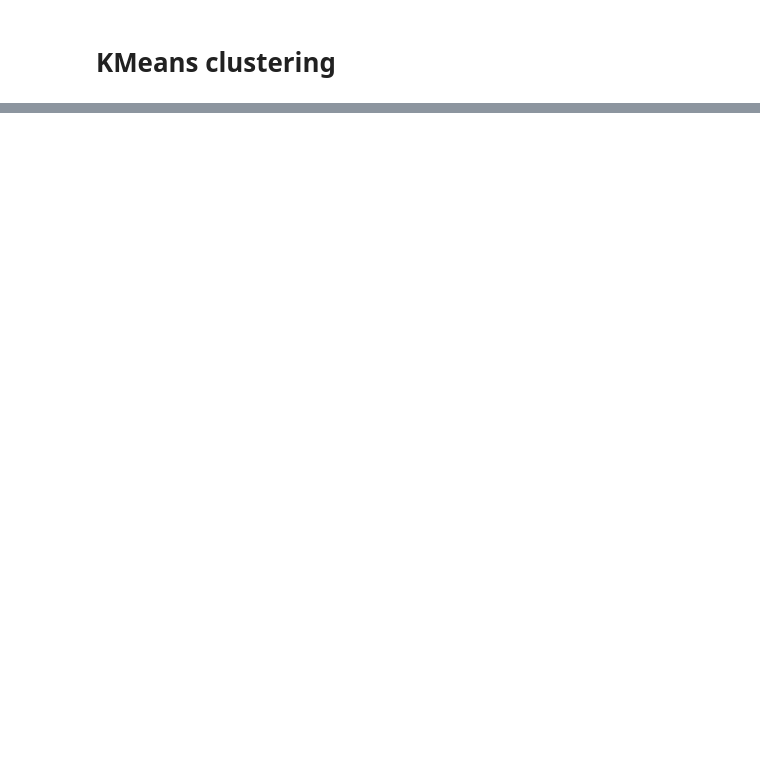
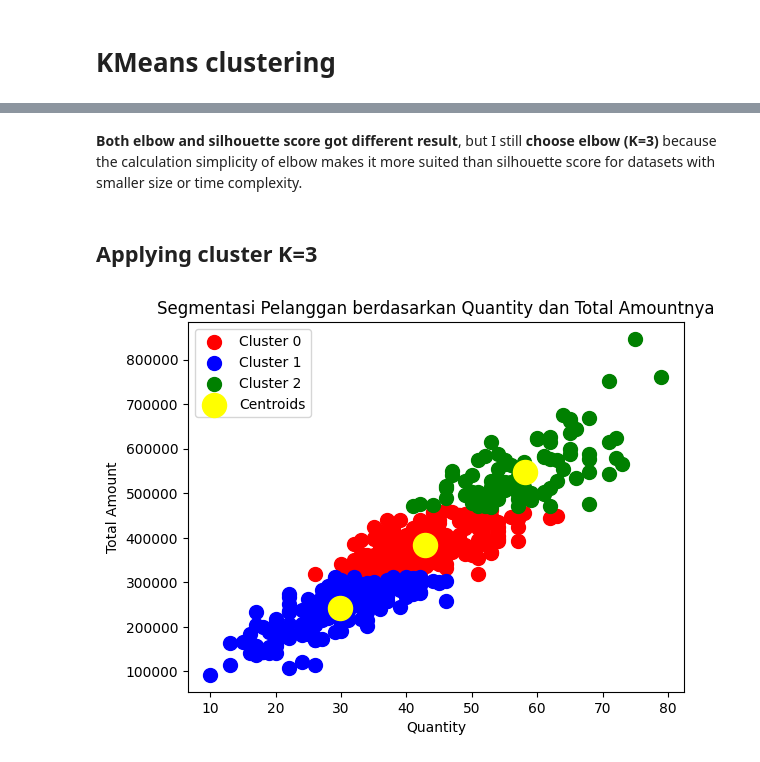
Before and after one commit to marginbridge/VIX-Kalbe-Nutritionals, a Jupyter notebook: clustering.ipynb, the cells around one changed output, grey strips where cells are left out. Cells and saved outputs as stored; diff of their text form; code cells hidden in the pictures; blank space fills up the shorter version.

```diff
--- a/clustering.ipynb
+++ b/clustering.ipynb
@@ -301,3 +254,8 @@ df
+# %%
+# scaling using MinMaxScaler
+scaler = MinMaxScaler()
+scaler.fit(X)
+scaled_data = scaler.fit_transform(X)
 # %% [markdown]
 # Modelling
 # %%
@@ -400,0 +425,22 @@ print(score)
+# %% [markdown]
+**Both elbow and silhouette score got different result**, but I still **choose elbow (K=3)** because the calculation simplicity of elbow makes it more suited than silhouette score for datasets with smaller size or time complexity.
+# %% [markdown]
+## Applying cluster K=3
+# %%
+# Fitting K-Means to the dataset
+kmeans = KMeans(n_clusters = 3, init = 'k-means++', random_state = 42)
+y_kmeans = kmeans.fit_predict(X)
+# %%
+#Visualizing all the clusters
+plt.scatter(X[y_kmeans == 0, 0], X[y_kmeans == 0, 1], s = 100, c = 'red', label = 'Cluster 0')
+plt.scatter(X[y_kmeans == 1, 0], X[y_kmeans == 1, 1], s = 100, c = 'blue', label = 'Cluster 1')
+plt.scatter(X[y_kmeans == 2, 0], X[y_kmeans == 2, 1], s = 100, c = 'green', label = 'Cluster 2')
+plt.scatter(kmeans.cluster_centers_[:, 0], kmeans.cluster_centers_[:, 1], s = 300, c = 'yellow', label = 'Centroids')
+
+plt.title('Segmentasi Pelanggan berdasarkan Quantity dan Total Amountnya')
+plt.xlabel('Quantity')
+plt.ylabel('Total Amount')
+plt.legend()
+plt.show()
+# %% [output]
+[figure, added]
```
Also changed, not shown: parts of 43 cells of this notebook, 2 other files.
